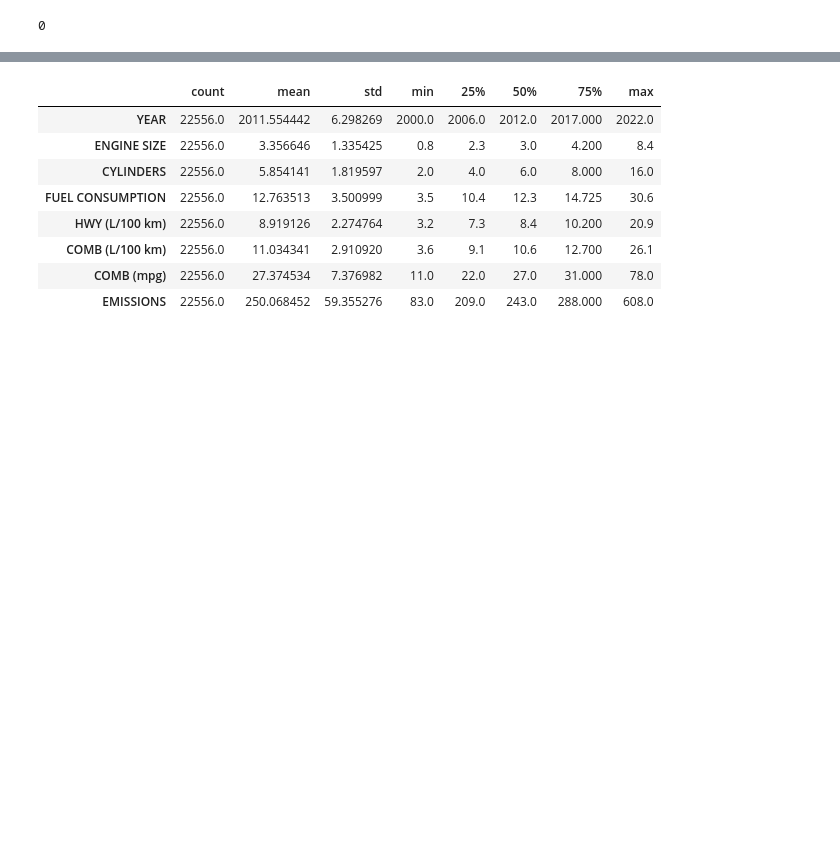
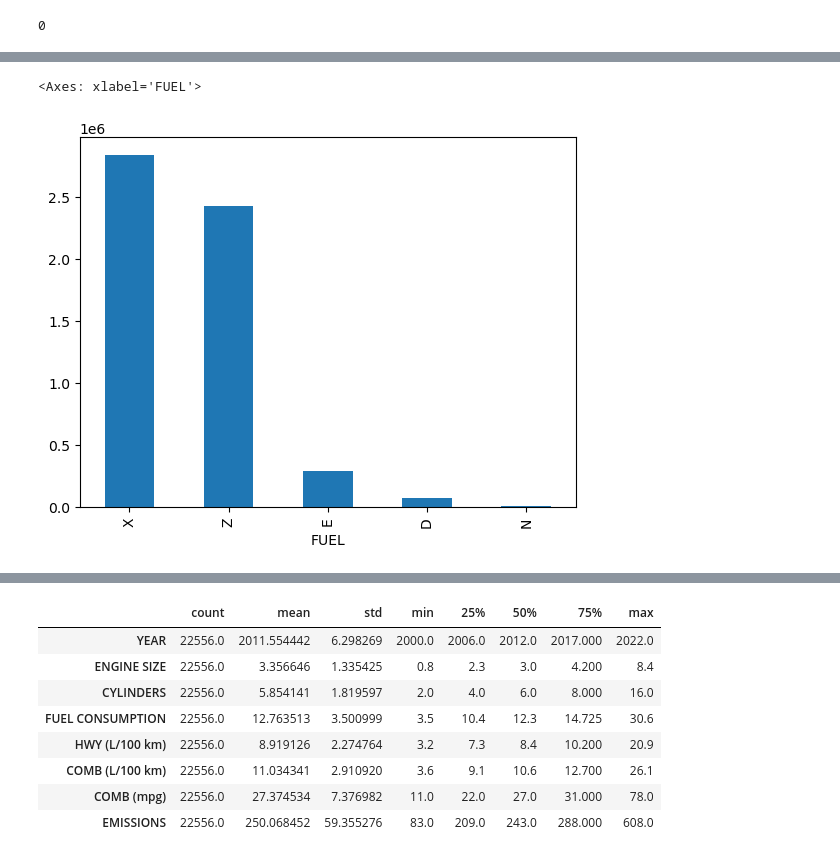
Before and after one commit to kanjaq/CO2_Emission_App, a Jupyter notebook: CO2_Emission.ipynb, the cells around one changed output, grey strips where cells are left out. Drawn from its saved outputs; the diff is of its cells as text; code cells hidden in the pictures; blank space fills up the shorter version.

```diff
--- a/CO2_Emission.ipynb
+++ b/CO2_Emission.ipynb
@@ -76,0 +121,6 @@ data['YEAR'].isnull().sum()
+# %%
+f2 = data.groupby(['FUEL'])['EMISSIONS'].sum().nlargest()
+f2.plot(kind='bar')
+# %% [output]
+<Axes: xlabel='FUEL'>
+[figure, added]
```
Also changed, not shown: parts of 41 cells of this notebook.
